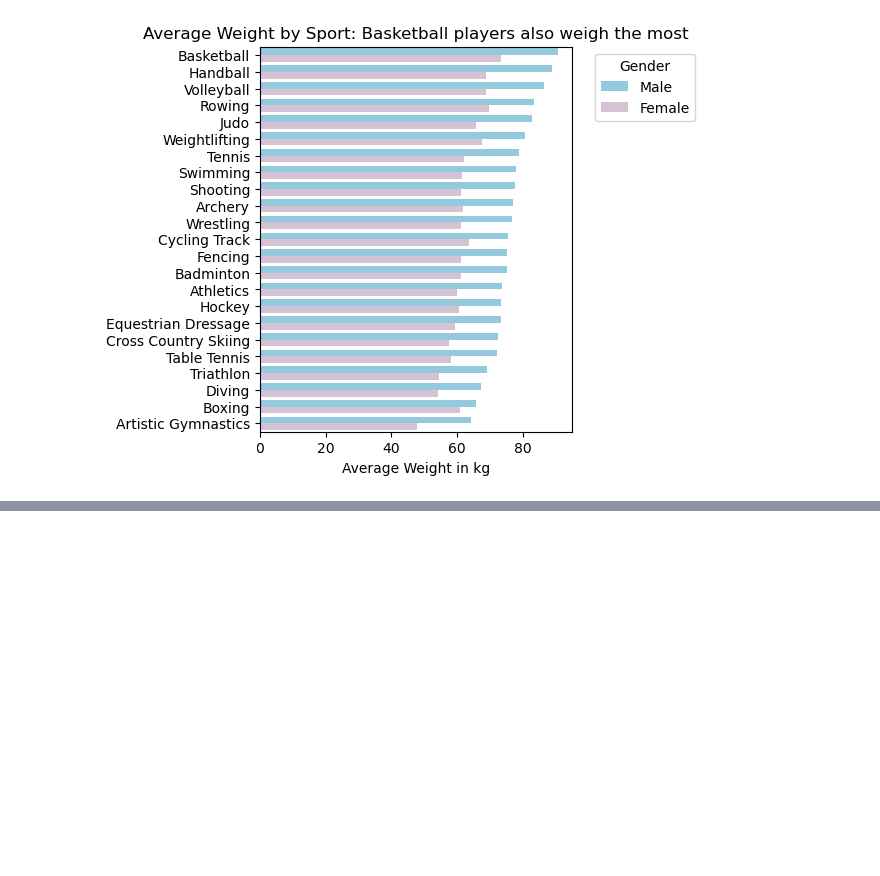
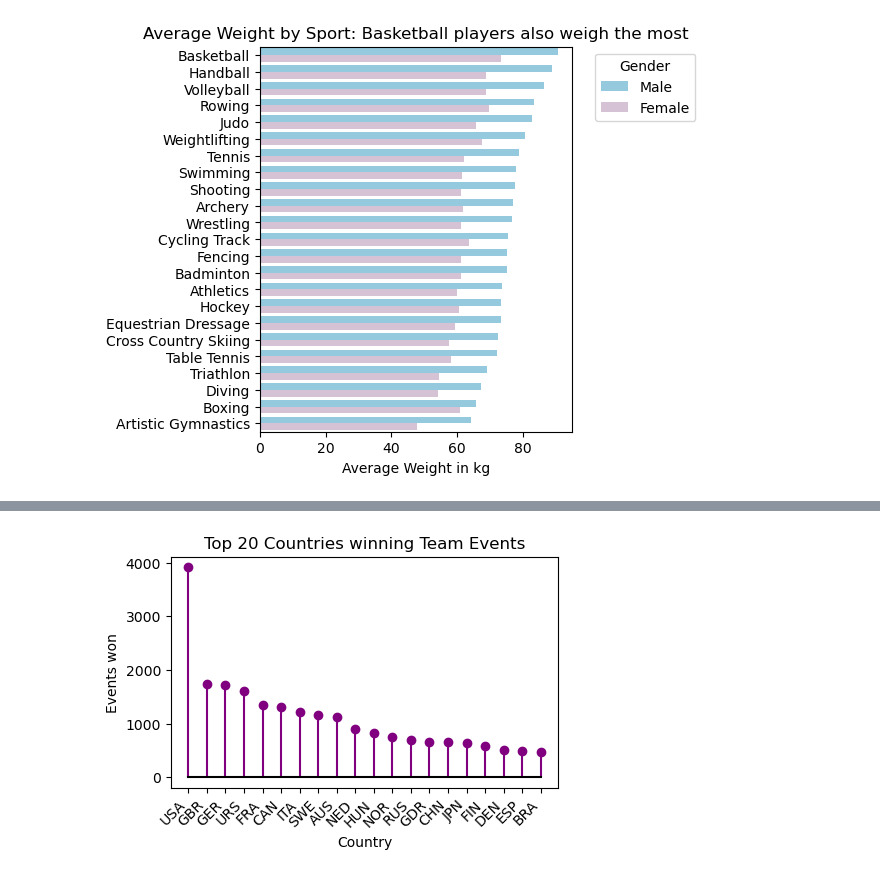
Before and after one commit to ana-047/Olymploration, a Jupyter notebook: Olymploration.ipynb, the cells around one changed output, grey strips where cells are left out. Saved outputs shown, nothing was run; the diff lists cells and outputs as text; code cells hidden in the pictures; blank space fills up the shorter version.

```diff
--- a/Olymploration.ipynb
+++ b/Olymploration.ipynb
@@ -539,0 +581,24 @@ df_results
+# %%
+filtered_data2 = df_team[df_team['isTeamSport'] == True]
+
+top_20_countries2 = filtered_data2.groupby('country_noc')['result_id'].sum().nlargest(20).index
+
+
+top_20_data2 = filtered_data2[filtered_data2['country_noc'].isin(top_20_countries2)]
+
+# Sort the data for better visualization
+top_20_data2 = top_20_data2.sort_values(by='result_id', ascending=False)
+
+# Create a lollipop chart
+plt.figure(figsize=(5,3))
+plt.stem(top_20_data2['country_noc'], top_20_data2['result_id'], basefmt='k-', use_line_collection=True, markerfmt='purple',
+         linefmt='purple')
+plt.title('Top 20 Countries winning Team Events')
+plt.xlabel('Country')
+plt.ylabel('Events won')
+plt.xticks(rotation=45, ha='right')
+
+# Show the plot
+plt.show()
+# %% [output]
+[figure, added]
```
Also changed, not shown: parts of 12 cells of this notebook.
